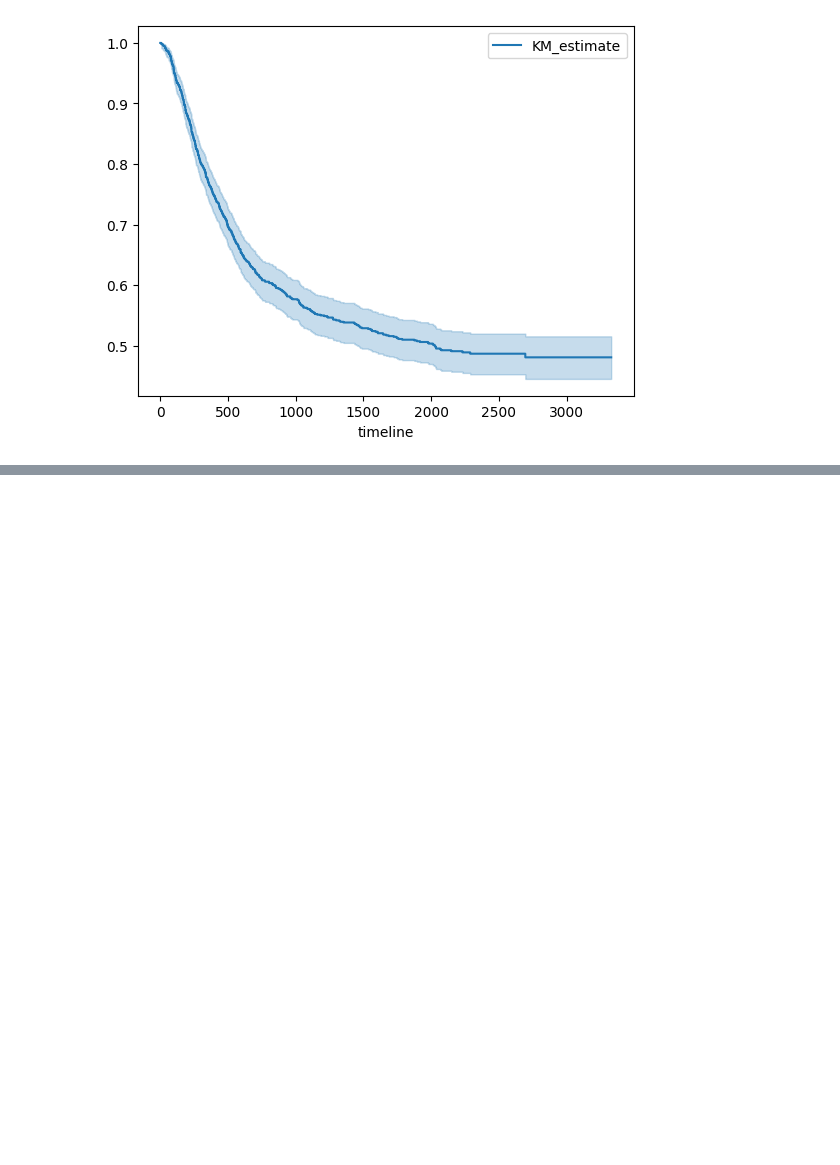
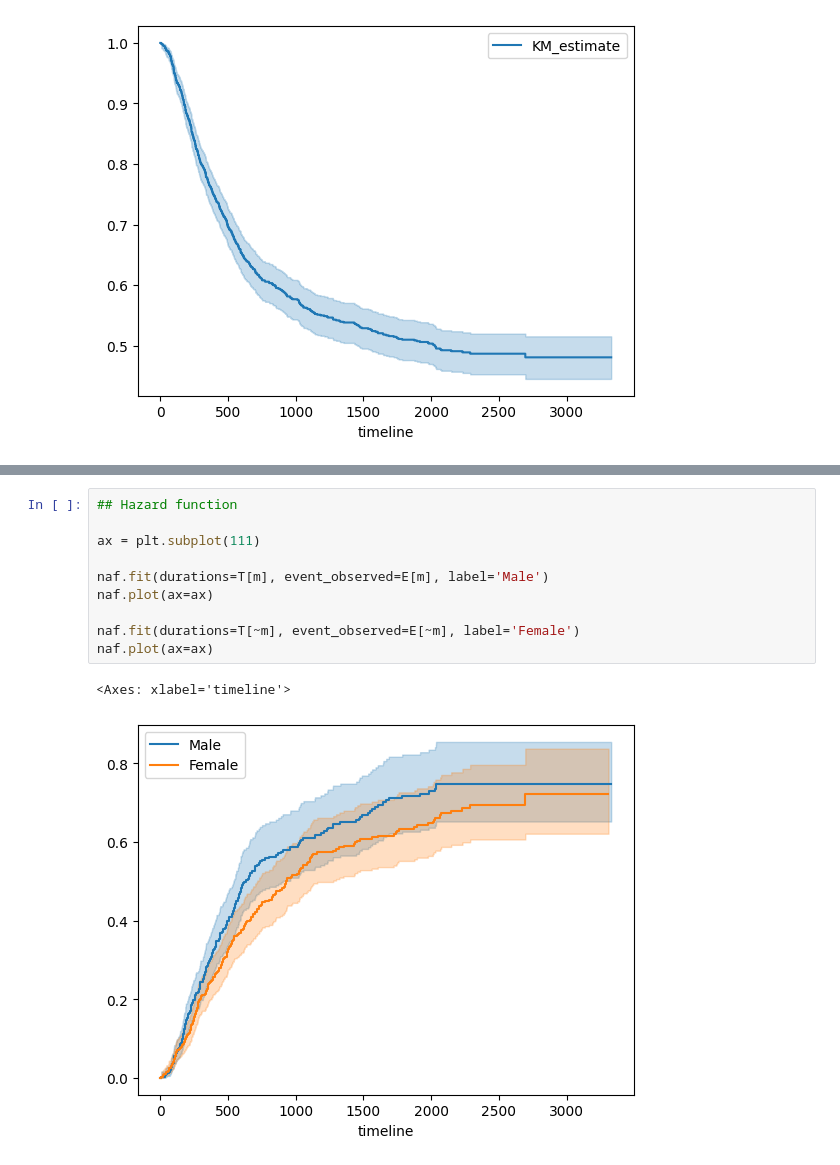
Before and after one commit to pjagiello01/ACT, a Jupyter notebook: survival.ipynb, the cells around one changed output, grey strips where cells are left out. Drawn from its saved outputs; the diff is of its cells as text; blank space fills up the shorter version.

```diff
--- a/survival.ipynb
+++ b/survival.ipynb
@@ -95,3 +183,16 @@ kmf.plot(ax=ax)
 # %% [output]
 <Axes: xlabel='timeline'>
 [figure]
+# %%
+## Hazard function
+
+ax = plt.subplot(111)
+
+naf.fit(durations=T[m], event_observed=E[m], label='Male')
+naf.plot(ax=ax)
+
+naf.fit(durations=T[~m], event_observed=E[~m], label='Female')
+naf.plot(ax=ax)
+# %% [output]
+<Axes: xlabel='timeline'>
+[figure, added]
```
Also changed, not shown: parts of 36 cells of this notebook, 1 other file.
